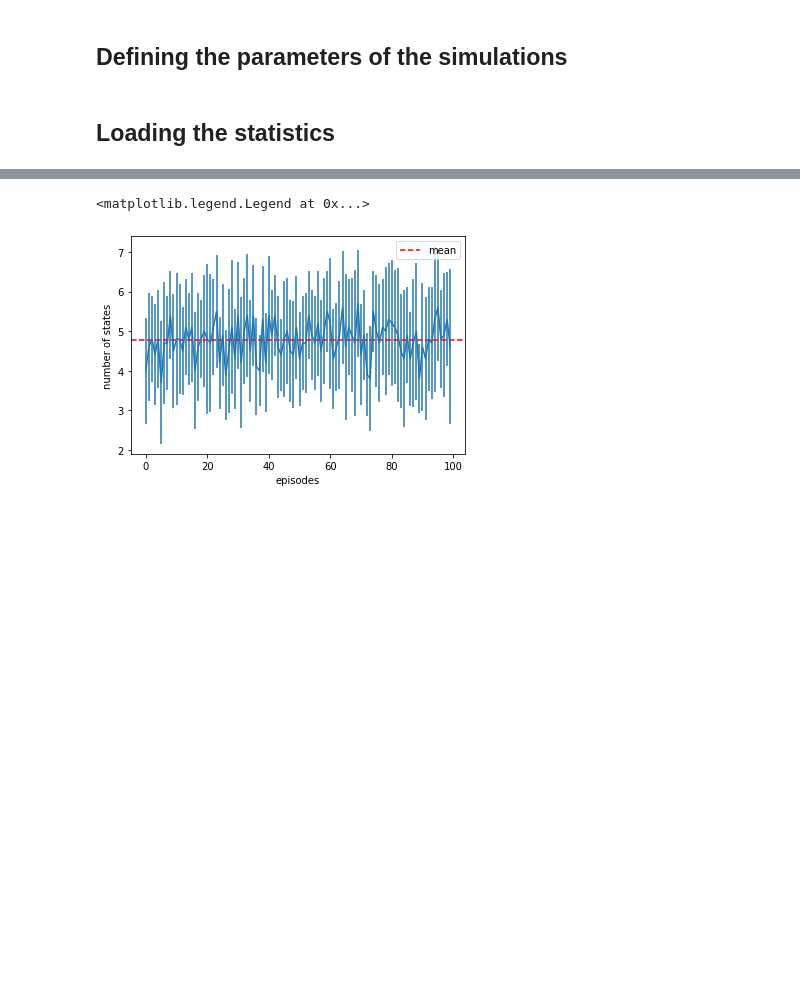
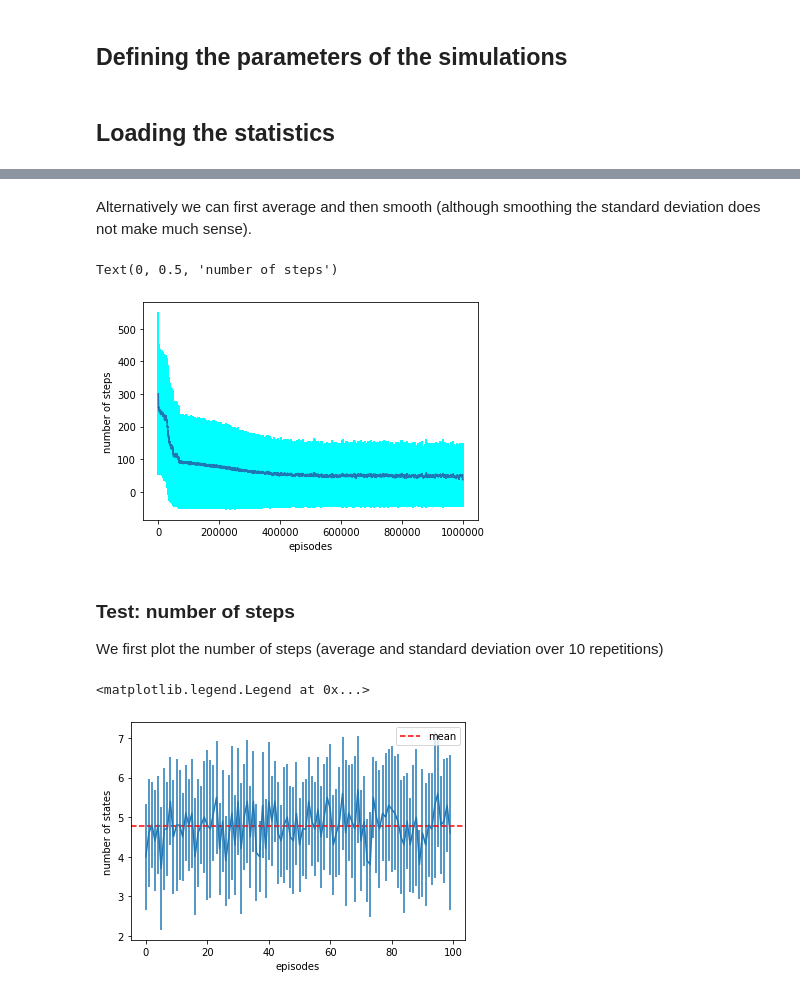
Before and after one commit to FMZennaro/CTF-SQL, a Jupyter notebook: Simulation1_1 - Analysis.ipynb, the cells around one changed output, grey strips where cells are left out. Cells and saved outputs as stored; diff of their text form; code cells hidden in the pictures; blank space fills up the shorter version.

```diff
--- a/Simulation1_1 - Analysis.ipynb
+++ b/Simulation1_1 - Analysis.ipynb
@@ -48,3 +75,19 @@ Text(0, 0.5, 'number of states')
+# %% [markdown]
+Alternatively we can first average and then smooth (although smoothing the standard deviation does not make much sense).
+# %%
+smoothed_mean = uniform_filter1d(np.mean(train_data[:,0,:],axis=0),size=1000,mode='nearest')
+smoothed_std = uniform_filter1d(np.std(train_data[:,0,:],axis=0),size=1000,mode='nearest')
+
+plt.errorbar(range(n_episodes_training),smoothed_mean,yerr=smoothed_std,ecolor='cyan')
+plt.xlabel('episodes')
+plt.ylabel('number of steps')
+# %% [output]
+Text(0, 0.5, 'number of steps')
+[figure, added]
+# %% [markdown]
+### Test: number of steps
+
+We first plot the number of steps (average and standard deviation over 10 repetitions)
 # %%
 plt.errorbar(range(n_episodes_test),np.mean(test_data[:,0,:],axis=0),yerr=np.std(test_data[:,0,:],axis=0))
 plt.xlabel('episodes')
```
Also changed, not shown: parts of 8 cells of this notebook.
